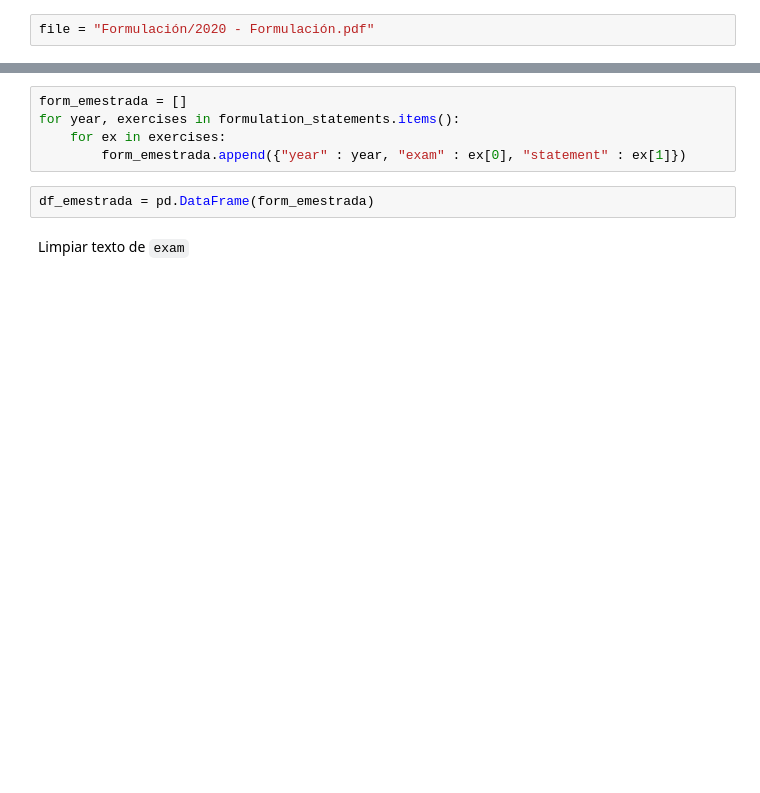
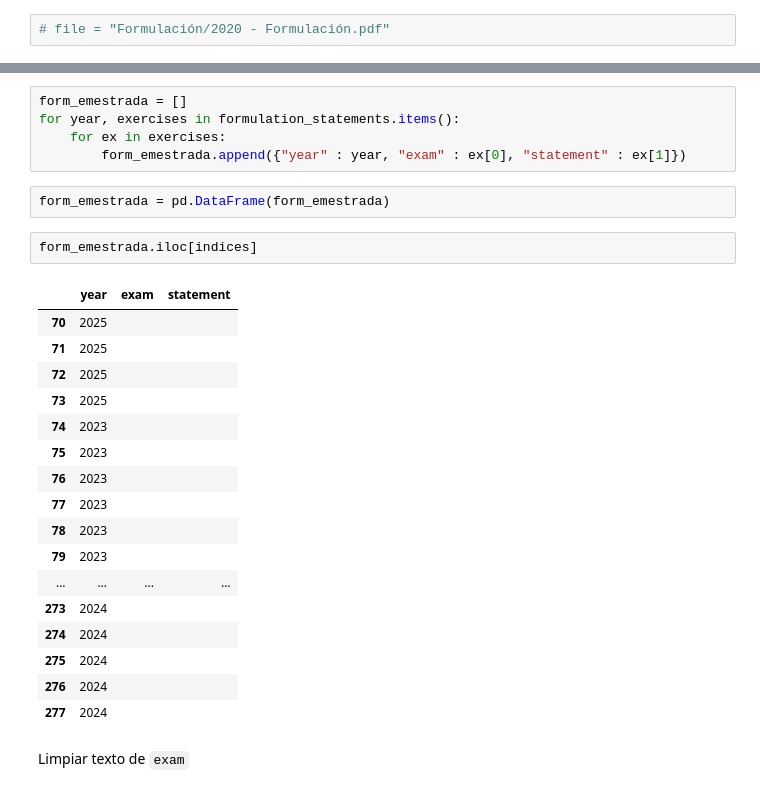
Before and after one commit to chusk2/selector_examenes, a Jupyter notebook: notebooks/assign_exam_names/read_formulation_from_emestrada.ipynb, the cells around one changed output, grey strips where cells are left out. Saved outputs shown, nothing was run; the diff lists cells and outputs as text; blank space fills up the shorter version.

```diff
--- a/notebooks/assign_exam_names/read_formulation_from_emestrada.ipynb
+++ b/notebooks/assign_exam_names/read_formulation_from_emestrada.ipynb
@@ -9,7 +9,7 @@ import pandas as pd
 ROOT = Path("~/code/selector_examenes").expanduser()
 FORMULATION_PATH = Path("Formulación")
 # %%
-file = "Formulación/2020 - Formulación.pdf"
+# file = "Formulación/2020 - Formulación.pdf"
 # %%
 def extraer_nombres_formulas(statement):
     patron = re.compile(r"R\s*E\s*S\s*O\s*L\s*U\s*C\s*I\s*[ÓO]\s*N", re.IGNORECASE)
@@ -63,7 +78,27 @@ for year, exercises in formulation_statements.items():
     for ex in exercises:
         form_emestrada.append({"year" : year, "exam" : ex[0], "statement" : ex[1]})
 # %%
-df_emestrada = pd.DataFrame(form_emestrada)
+form_emestrada = pd.DataFrame(form_emestrada)
+# %%
+form_emestrada.iloc[indices]
+# %% [output]
+|  | year | exam | statement |
+| 70 | 2025 |  |  |
+| 71 | 2025 |  |  |
+| 72 | 2025 |  |  |
+| 73 | 2025 |  |  |
+| 74 | 2023 |  |  |
+| 75 | 2023 |  |  |
+| 76 | 2023 |  |  |
+| 77 | 2023 |  |  |
+| 78 | 2023 |  |  |
+| 79 | 2023 |  |  |
+| ... | ... | ... | ... |
+| 273 | 2024 |  |  |
+| 274 | 2024 |  |  |
+| 275 | 2024 |  |  |
+| 276 | 2024 |  |  |
+| 277 | 2024 |  |  |
 # %% [markdown]
 Limpiar texto de `exam`
 # %%
```
Also changed, not shown: parts of 13 cells of this notebook, 9 other files.
